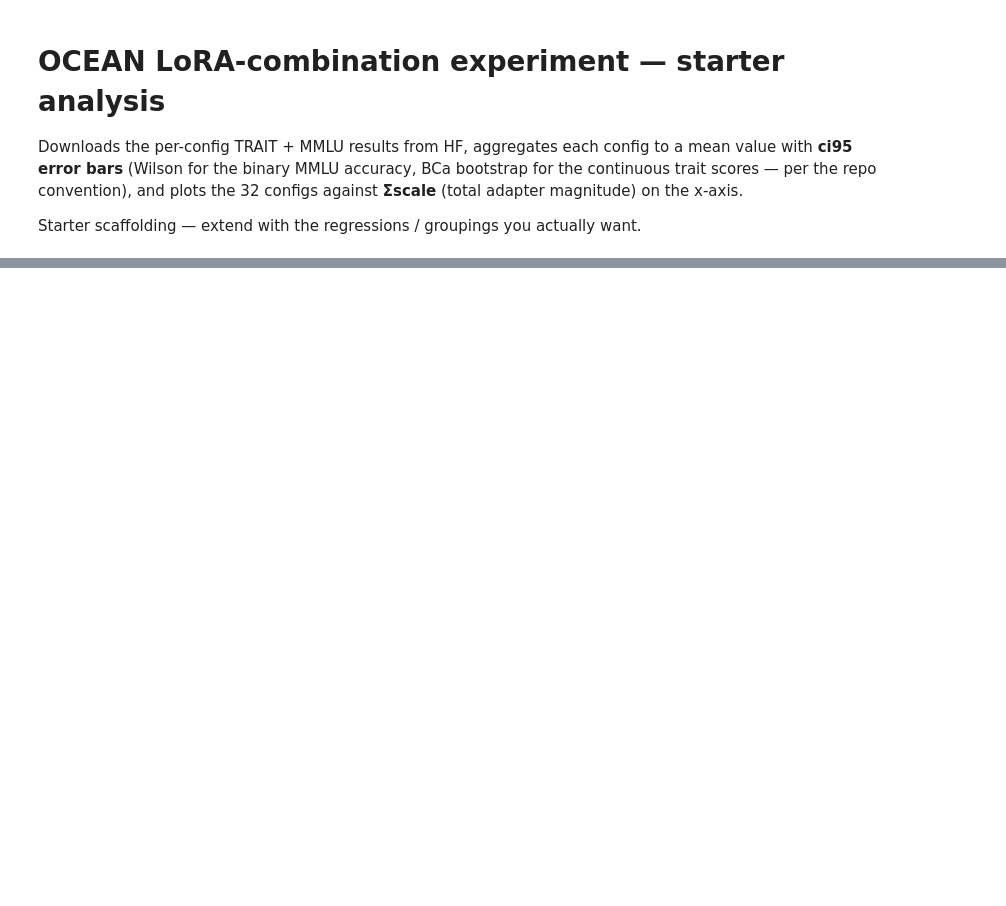
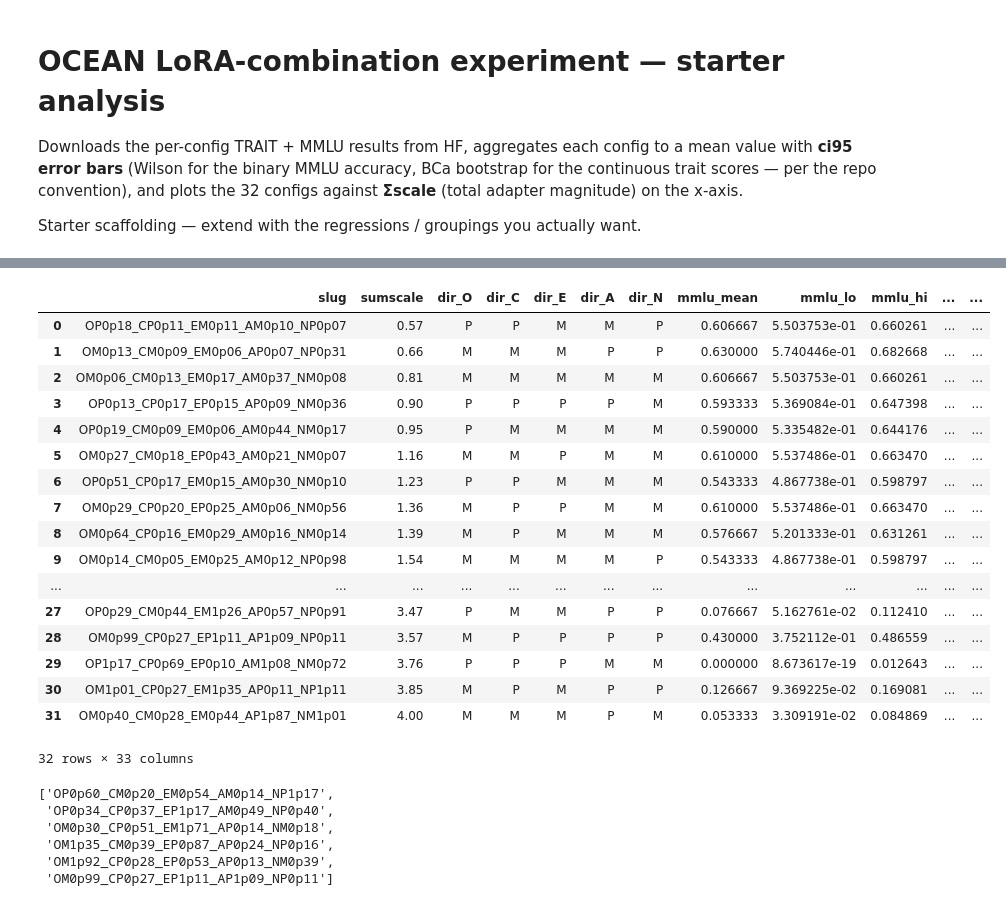
Before and after one commit to persona-cartography/persona-cartography, a Jupyter notebook: scripts_dev/combinations_experiment/analyze.ipynb, the cells around one changed output, grey strips where cells are left out. Saved outputs shown, nothing was run; the diff lists cells and outputs as text; code cells hidden in the pictures; blank space fills up the shorter version.

Commit message:
anton/many_combined_loras notebook updates

```diff
--- a/scripts_dev/combinations_experiment/analyze.ipynb
+++ b/scripts_dev/combinations_experiment/analyze.ipynb
@@ -149,0 +327,69 @@ plt.show()
+# %%
+import json
+
+import plotly.graph_objects as go
+
+import scripts_dev.combinations_experiment.config_design as _cd
+
+REPO_ROOT = Path(_cd.__file__).resolve().parents[2]
+
+# x = full-rank ‖combined ΔW‖ (Σ scaleᵢ·ΔWᵢ): captures interference between the 5
+# adapters (cancellation/reinforcement), unlike the sum-of-magnitudes axis above.
+COMBINED_NORMS = json.loads(
+    (REPO_ROOT / "scripts_dev/combinations_experiment/combined_full_norms.json").read_text()
+)
+df["combined_norm"] = df["slug"].map(COMBINED_NORMS)
+
+if "mmlu_mean" not in df.columns or df["mmlu_mean"].notna().sum() == 0:
+    print("No MMLU results yet — skipping plot.")
+else:
+    d = df.dropna(subset=["mmlu_mean", "combined_norm"])
+    fig = go.Figure(go.Scatter(
+        x=d["combined_norm"], y=d["mmlu_mean"], mode="markers",
+        marker=dict(size=8, color="firebrick"),
+        error_y=dict(
+            type="data", symmetric=False,
+            array=np.clip(d["mmlu_hi"] - d["mmlu_mean"], 0, None),
+            arrayminus=np.clip(d["mmlu_mean"] - d["mmlu_lo"], 0, None),
+            color="lightgray", thickness=1,
+        ),
+        text=d["slug"],
+        hovertemplate="%{text}<br>‖combined ΔW‖=%{x:.2f}<br>MMLU=%{y:.3f}<extra></extra>",
+    ))
+    fig.update_layout(
+        xaxis_title="full-rank ‖combined ΔW‖  (Σ scaleᵢ·ΔWᵢ)",
+        yaxis_title="MMLU accuracy",
+        title="MMLU vs combined-adapter norm (Wilson ci95)",
+        height=460, width=720,
+    )
+    fig.show()
+# %%
+df
+# %% [output]
+|  | slug | sumscale | dir_O | dir_C | dir_E | dir_A | dir_N | mmlu_mean | mmlu_lo | mmlu_hi | ... | ... |
+| 0 | OP0p18_CP0p11_EM0p11_AM0p10_NP0p07 | 0.57 | P | P | M | M | P | 0.606667 | 5.503753e-01 | 0.660261 | ... | ... |
+| 1 | OM0p13_CM0p09_EM0p06_AP0p07_NP0p31 | 0.66 | M | M | M | P | P | 0.630000 | 5.740446e-01 | 0.682668 | ... | ... |
+| 2 | OM0p06_CM0p13_EM0p17_AM0p37_NM0p08 | 0.81 | M | M | M | M | M | 0.606667 | 5.503753e-01 | 0.660261 | ... | ... |
+| 3 | OP0p13_CP0p17_EP0p15_AP0p09_NM0p36 | 0.90 | P | P | P | P | M | 0.593333 | 5.369084e-01 | 0.647398 | ... | ... |
+| 4 | OP0p19_CM0p09_EM0p06_AM0p44_NM0p17 | 0.95 | P | M | M | M | M | 0.590000 | 5.335482e-01 | 0.644176 | ... | ... |
+| 5 | OM0p27_CM0p18_EP0p43_AM0p21_NM0p07 | 1.16 | M | M | P | M | M | 0.610000 | 5.537486e-01 | 0.663470 | ... | ... |
+| 6 | OP0p51_CP0p17_EM0p15_AM0p30_NM0p10 | 1.23 | P | P | M | M | M | 0.543333 | 4.867738e-01 | 0.598797 | ... | ... |
+| 7 | OM0p29_CP0p20_EP0p25_AM0p06_NM0p56 | 1.36 | M | P | P | M | M | 0.610000 | 5.537486e-01 | 0.663470 | ... | ... |
+| 8 | OM0p64_CP0p16_EM0p29_AM0p16_NM0p14 | 1.39 | M | P | M | M | M | 0.576667 | 5.201333e-01 | 0.631261 | ... | ... |
+| 9 | OM0p14_CM0p05_EM0p25_AM0p12_NP0p98 | 1.54 | M | M | M | M | P | 0.543333 | 4.867738e-01 | 0.598797 | ... | ... |
+| ... | ... | ... | ... | ... | ... | ... | ... | ... | ... | ... | ... | ... |
+| 27 | OP0p29_CM0p44_EM1p26_AP0p57_NP0p91 | 3.47 | P | M | M | P | P | 0.076667 | 5.162761e-02 | 0.112410 | ... | ... |
+| 28 | OM0p99_CP0p27_EP1p11_AP1p09_NP0p11 | 3.57 | M | P | P | P | P | 0.430000 | 3.752112e-01 | 0.486559 | ... | ... |
+| 29 | OP1p17_CP0p69_EP0p10_AM1p08_NM0p72 | 3.76 | P | P | P | M | M | 0.000000 | 8.673617e-19 | 0.012643 | ... | ... |
+| 30 | OM1p01_CP0p27_EM1p35_AP0p11_NP1p11 | 3.85 | M | P | M | P | P | 0.126667 | 9.369225e-02 | 0.169081 | ... | ... |
+| 31 | OM0p40_CM0p28_EM0p44_AP1p87_NM1p01 | 4.00 | M | M | M | P | M | 0.053333 | 3.309191e-02 | 0.084869 | ... | ... |
+32 rows × 33 columns
+# %%
+list(df[(df["mmlu_mean"] > 0.3) & (df["combined_norm"] > 8.5)]["slug"])
+# %% [output]
+['OP0p60_CM0p20_EM0p54_AM0p14_NP1p17',
+ 'OP0p34_CP0p37_EP1p17_AM0p49_NP0p40',
+ 'OM0p30_CP0p51_EM1p71_AP0p14_NM0p18',
+ 'OM1p35_CM0p39_EP0p87_AP0p24_NP0p16',
+ 'OM1p92_CP0p28_EP0p53_AP0p13_NM0p39',
+ 'OM0p99_CP0p27_EP1p11_AP1p09_NP0p11']
```
Also changed, not shown: parts of 16 cells of this notebook, 4 other files.
